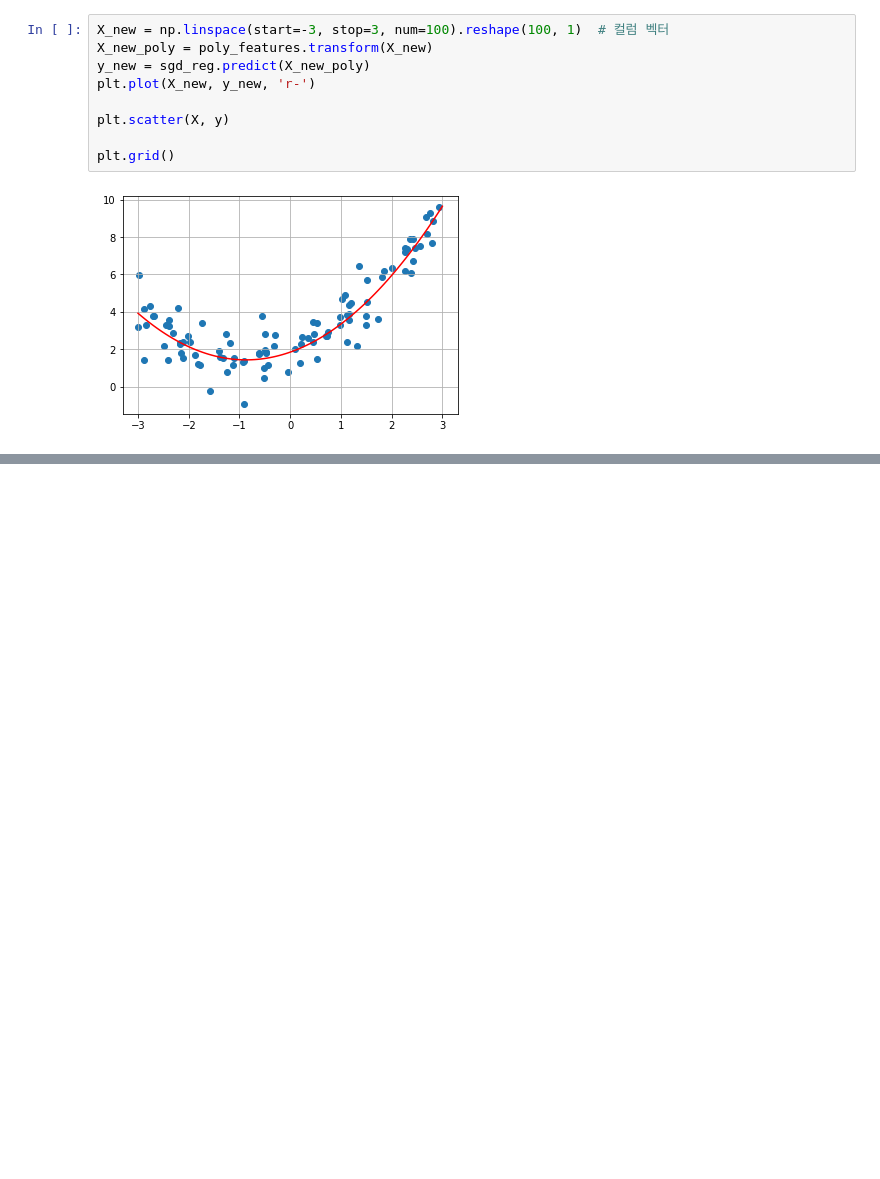
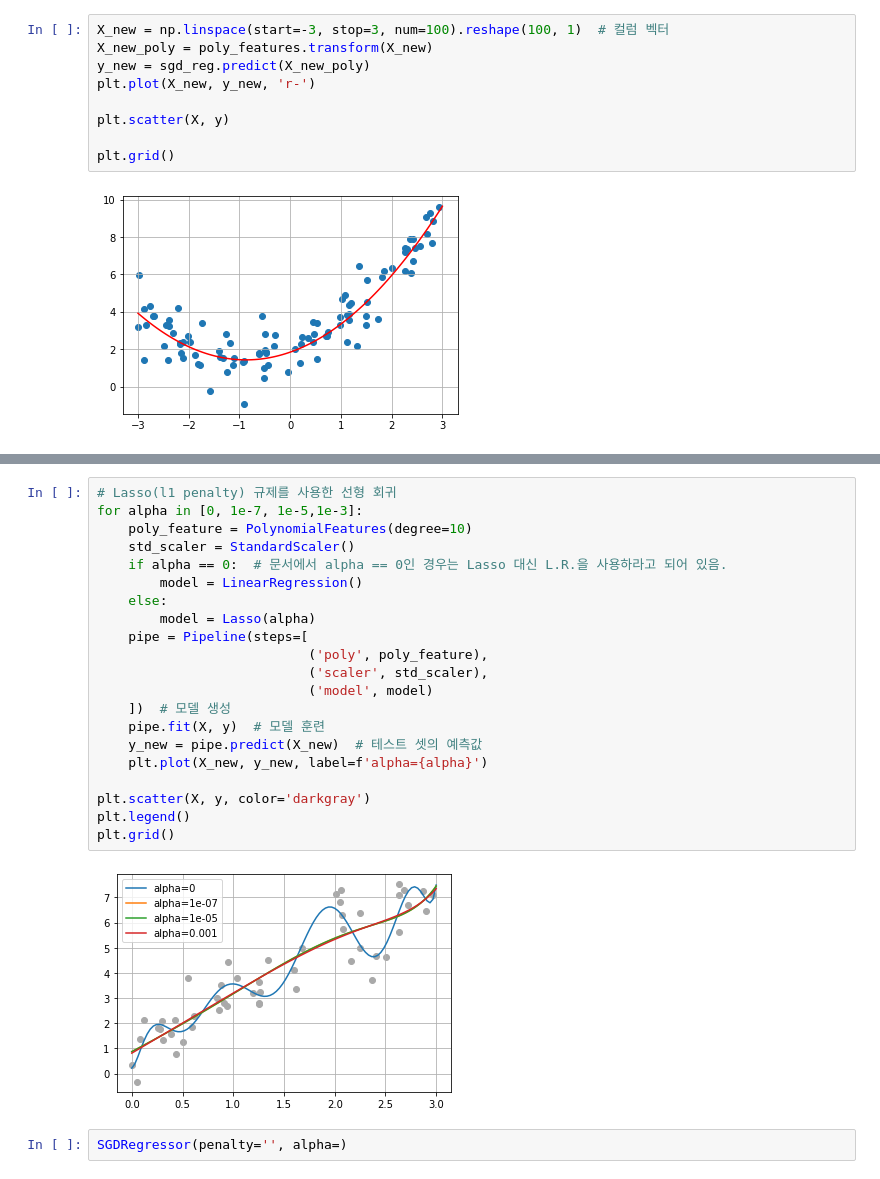
Before and after one commit to JakeOh/202007_itw_bd18, a Jupyter notebook: lab_ml/ml05_linear_regression.ipynb, the cells around one changed output, grey strips where cells are left out. Cells and saved outputs as stored; diff of their text form; blank space fills up the shorter version.

```diff
--- a/lab_ml/ml05_linear_regression.ipynb
+++ b/lab_ml/ml05_linear_regression.ipynb
@@ -439,0 +514,25 @@ plt.grid()
+# %%
+# Lasso(l1 penalty) 규제를 사용한 선형 회귀
+for alpha in [0, 1e-7, 1e-5,1e-3]:
+    poly_feature = PolynomialFeatures(degree=10)
+    std_scaler = StandardScaler()
+    if alpha == 0:  # 문서에서 alpha == 0인 경우는 Lasso 대신 L.R.을 사용하라고 되어 있음.
+        model = LinearRegression()
+    else:
+        model = Lasso(alpha)
+    pipe = Pipeline(steps=[
+                           ('poly', poly_feature),
+                           ('scaler', std_scaler),
+                           ('model', model)
+    ])  # 모델 생성
+    pipe.fit(X, y)  # 모델 훈련
+    y_new = pipe.predict(X_new)  # 테스트 셋의 예측값
+    plt.plot(X_new, y_new, label=f'alpha={alpha}')
+
+plt.scatter(X, y, color='darkgray')
+plt.legend()
+plt.grid()
+# %% [output]
+[figure, added]
+# %%
+SGDRegressor(penalty='', alpha=)
```
Also changed, not shown: parts of 6 cells of this notebook.
